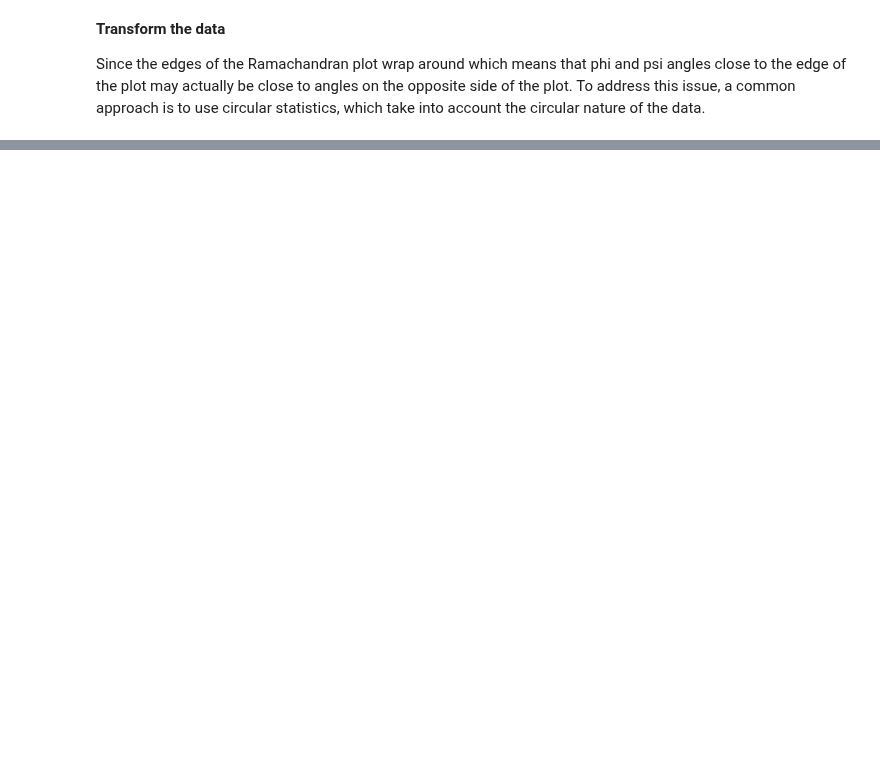
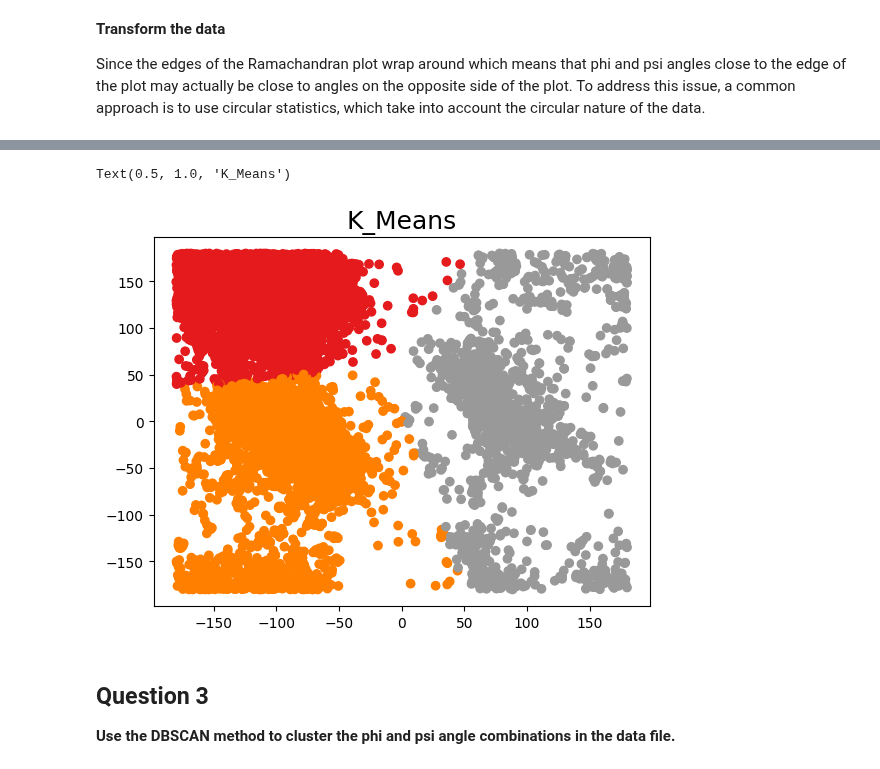
Before and after one commit to chenbin234/DAT405-DIT407-Introduction-to-data-science-and-AI, a Jupyter notebook: Assignment_3/intro_to_AI_ass3_by_Bingcheng.ipynb, the cells around one changed output, grey strips where cells are left out. Cells and saved outputs as stored; diff of their text form; code cells hidden in the pictures; blank space fills up the shorter version.

```diff
--- a/Assignment_3/intro_to_AI_ass3_by_Bingcheng.ipynb
+++ b/Assignment_3/intro_to_AI_ass3_by_Bingcheng.ipynb
@@ -62,0 +107,14 @@ psi_circ = np.deg2rad(df['psi'])
+# %%
+kmeanModel = KMeans(n_clusters=3)
+kmeanModel.fit(df[['phi','psi']])
+
+df['k_means']=kmeanModel.predict(df[['phi','psi']])
+
+plt.scatter(df['phi'], df['psi'], c=df['k_means'], cmap=plt.cm.Set1)
+plt.title('K_Means', fontsize=18)
+# %% [output]
+Text(0.5, 1.0, 'K_Means')
+[figure, added]
+# %% [markdown]
+## Question 3
+**Use the DBSCAN method to cluster the phi and psi angle combinations in the data file.**
```
Also changed, not shown: parts of 8 cells of this notebook.
